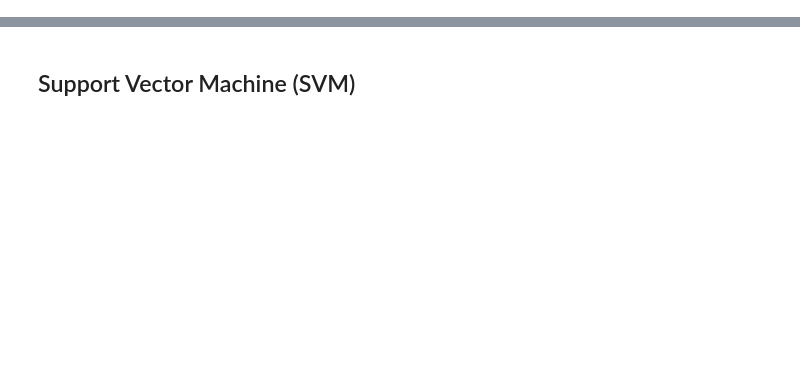
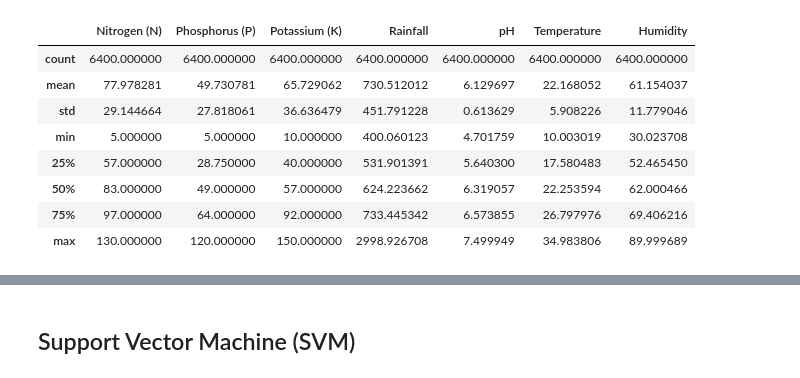
Before and after one commit to Vincci-ZeeChing/agribrain-system, a Jupyter notebook: PredictionModel/Crop_recommendation.ipynb, the cells around one changed output, grey strips where cells are left out. Cells and saved outputs as stored; diff of their text form; code cells hidden in the pictures; blank space fills up the shorter version.

```diff
--- a/PredictionModel/Crop_recommendation.ipynb
+++ b/PredictionModel/Crop_recommendation.ipynb
@@ -43,3 +45,15 @@ df.tail()
+# %%
+df.describe()
+# %% [output]
+|  | Nitrogen (N) | Phosphorus (P) | Potassium (K) | Rainfall | pH | Temperature | Humidity |
+| count | 6400.000000 | 6400.000000 | 6400.000000 | 6400.000000 | 6400.000000 | 6400.000000 | 6400.000000 |
+| mean | 77.978281 | 49.730781 | 65.729062 | 730.512012 | 6.129697 | 22.168052 | 61.154037 |
+| std | 29.144664 | 27.818061 | 36.636479 | 451.791228 | 0.613629 | 5.908226 | 11.779046 |
+| min | 5.000000 | 5.000000 | 10.000000 | 400.060123 | 4.701759 | 10.003019 | 30.023708 |
+| 25% | 57.000000 | 28.750000 | 40.000000 | 531.901391 | 5.640300 | 17.580483 | 52.465450 |
+| 50% | 83.000000 | 49.000000 | 57.000000 | 624.223662 | 6.319057 | 22.253594 | 62.000466 |
+| 75% | 97.000000 | 64.000000 | 92.000000 | 733.445342 | 6.573855 | 26.797976 | 69.406216 |
+| max | 130.000000 | 120.000000 | 150.000000 | 2998.926708 | 7.499949 | 34.983806 | 89.999689 |
 # %%
 df.size
 # %% [output]
```
Also changed, not shown: parts of 49 cells of this notebook, 4 other files.
